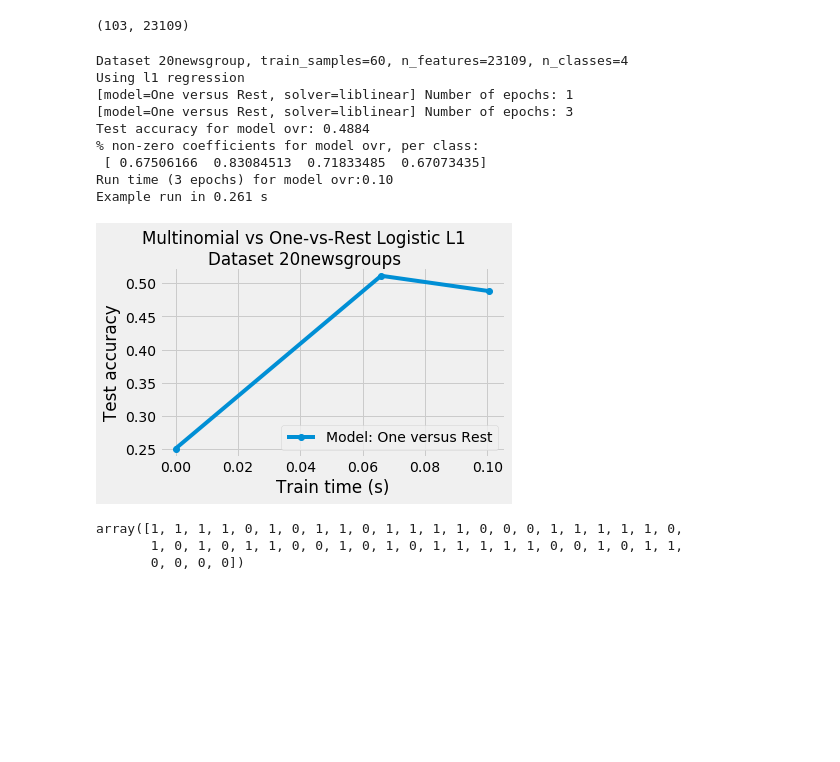
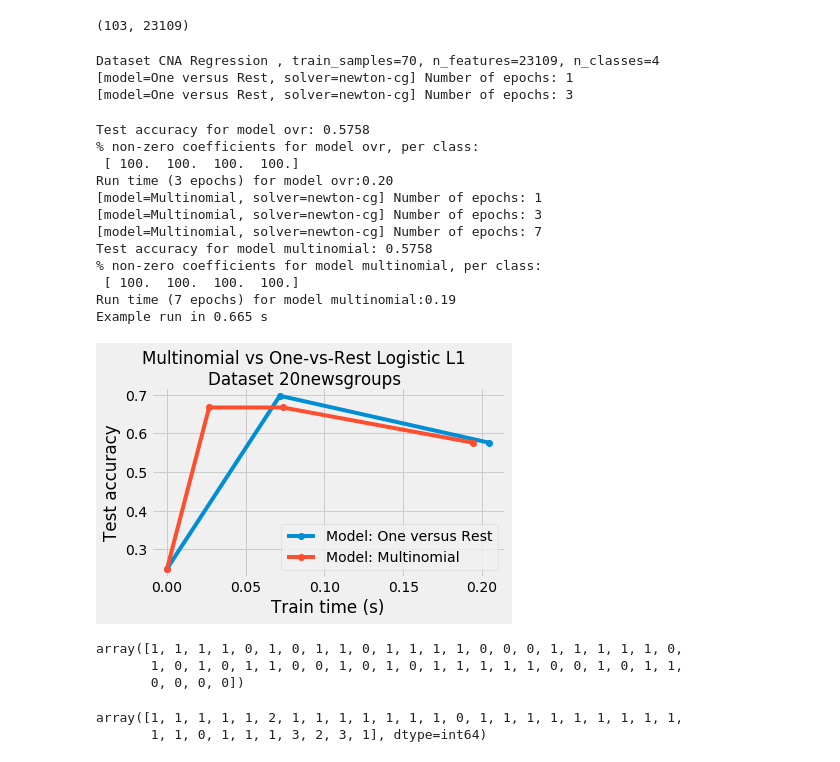
Before and after one commit to egeozin/Data-Analytics-to-Predict-Breast-Cancer-Subtype, a Jupyter notebook: REGRESSION_CNA.ipynb, the cells around one changed output. Saved outputs shown, nothing was run; the diff lists cells and outputs as text; code cells hidden in the pictures; blank space fills up the shorter version.

Commit message:
CNA Regression with confusion matrix

```diff
--- a/REGRESSION_CNA.ipynb
+++ b/REGRESSION_CNA.ipynb
@@ -47,8 +47,9 @@ from sklearn.model_selection import train_test_split
 
 import time
 
-X_train, y_train = X[:60], Y[:60]
-X_test, y_test = X[60:], Y[60:]
+num_training =  70
+X_train, y_train = X[:num_training], Y[:num_training]
+X_test, y_test = X[num_training:], Y[num_training:]
 
 t0 = time.clock()
 
@@ -56,12 +57,12 @@ t0 = time.clock()
 # Turn down for faster run time
 n_samples = 10000
 
-penalty = 'l1'
+penalty = 'l2'
 
 train_samples, n_features = X_train.shape
 n_classes = np.unique(Y).shape[0]
 
-print('Dataset 2CN, train_samples=%i, n_features=%i, n_classes=%i'
+print('Dataset CNA Regression , train_samples=%i, n_features=%i, n_classes=%i'
       % (train_samples, n_features, n_classes))
 
 models = {'ovr': {'name': 'One versus Rest', 'iters': [1, 3]},
@@ -107,46 +108,57 @@ for model in models:
         times.append(train_time)
     models[model]['times'] = times
     models[model]['densities'] = densities
     models[model]['accuracies'] = accuracies
     print('Test accuracy for model %s: %.4f' % (model, accuracies[-1]))
     print('%% non-zero coefficients for model %s, '
           'per class:\n %s' % (model, densities[-1]))
     print('Run time (%i epochs) for model %s:'
           '%.2f' % (model_params['iters'][-1], model, times[-1]))
 
 fig = plt.figure()
 ax = fig.add_subplot(111)
 
 for model in models:
     name = models[model]['name']
     times = models[model]['times']
     accuracies = models[model]['accuracies']
     ax.plot(times, accuracies, marker='o',
             label='Model: %s' % name)
     ax.set_xlabel('Train time (s)')
     ax.set_ylabel('Test accuracy')
 ax.legend()
 fig.suptitle('Multinomial vs One-vs-Rest Logistic L1\n'
              'Dataset %s' % '20newsgroups')
 fig.tight_layout()
 fig.subplots_adjust(top=0.85)
 run_time = time.clock() - t0
 print('Example run in %.3f s' % run_time)
 plt.show()
 # %% [output]
-Dataset 20newsgroup, train_samples=60, n_features=23109, n_classes=4
-Using l1 regression
-[model=One versus Rest, solver=liblinear] Number of epochs: 1
-[model=One versus Rest, solver=liblinear] Number of epochs: 3
-Test accuracy for model ovr: 0.4884
-% non-zero coefficients for model ovr, per class:
- [ 0.67506166  0.83084513  0.71833485  0.67073435]
-Run time (3 epochs) for model ovr:0.10
-Example run in 0.261 s
+Dataset CNA Regression , train_samples=70, n_features=23109, n_classes=4
+[model=One versus Rest, solver=newton-cg] Number of epochs: 1
+[model=One versus Rest, solver=newton-cg] Number of epochs: 3
+Test accuracy for model ovr: 0.5758
+% non-zero coefficients for model ovr, per class:
+ [ 100.  100.  100.  100.]
+Run time (3 epochs) for model ovr:0.20
+[model=Multinomial, solver=newton-cg] Number of epochs: 1
+[model=Multinomial, solver=newton-cg] Number of epochs: 3
+[model=Multinomial, solver=newton-cg] Number of epochs: 7
+Test accuracy for model multinomial: 0.5758
+% non-zero coefficients for model multinomial, per class:
+ [ 100.  100.  100.  100.]
+Run time (7 epochs) for model multinomial:0.19
+Example run in 0.665 s
-[figure, old version]
+[figure, new version]
 # %%
 preds
 # %% [output]
 array([1, 1, 1, 1, 0, 1, 0, 1, 1, 0, 1, 1, 1, 1, 0, 0, 0, 1, 1, 1, 1, 1, 0,
        1, 0, 1, 0, 1, 1, 0, 0, 1, 0, 1, 0, 1, 1, 1, 1, 1, 0, 0, 1, 0, 1, 1,
        0, 0, 0, 0])
+# %%
+y_pred
+# %% [output]
+array([1, 1, 1, 1, 1, 2, 1, 1, 1, 1, 1, 1, 1, 0, 1, 1, 1, 1, 1, 1, 1, 1, 1,
+       1, 1, 0, 1, 1, 1, 3, 2, 3, 1], dtype=int64)
```
Also changed, not shown: parts of 3 cells of this notebook.
